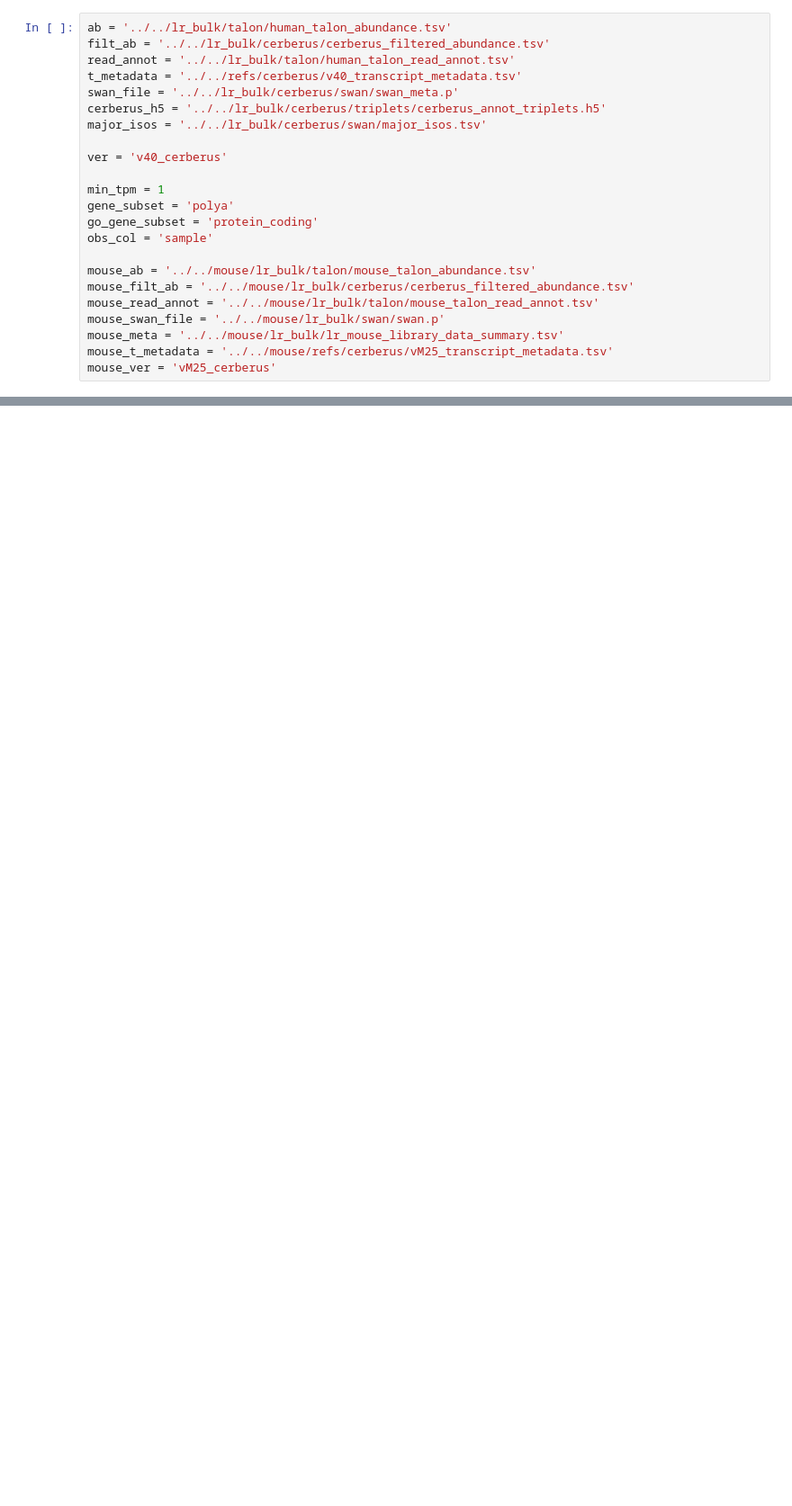
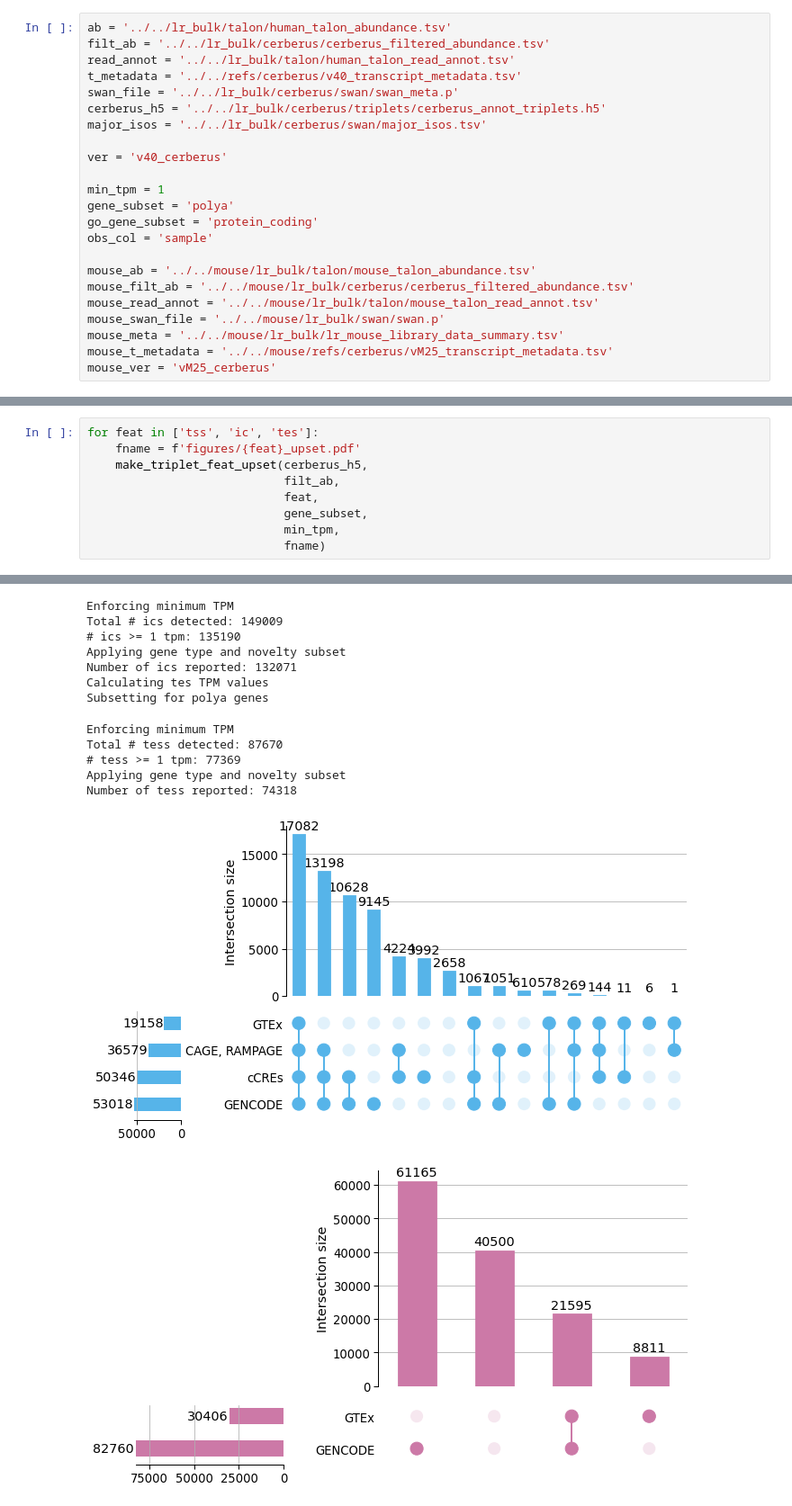
Before and after one commit to fairliereese/rnawg, a Jupyter notebook: figures/fig_s4_triplet_features/fig_s4.ipynb, the cells around one changed output, grey strips where cells are left out. Shown at 90% size. Drawn from its saved outputs; the diff is of its cells as text; blank space fills up the shorter version.

Commit message:
added figures for tss / tes characterization

```diff
--- a/figures/fig_s4_triplet_features/fig_s4.ipynb
+++ b/figures/fig_s4_triplet_features/fig_s4.ipynb
@@ -170,0 +76,10 @@ Number of tess reported: 74318
+# %%
+for feat in ['tss', 'ic', 'tes']:
+    fname = f'figures/{feat}_upset.pdf'
+    make_triplet_feat_upset(cerberus_h5,
+                            filt_ab,
+                            feat,
+                            gene_subset,
+                            min_tpm,
+                            fname)
+# %% [output]
@@ -170,0 +95,14 @@ Number of tess reported: 74318
+Enforcing minimum TPM
+Total # ics detected: 149009
+# ics >= 1 tpm: 135190
+Applying gene type and novelty subset
+Number of ics reported: 132071
+Calculating tes TPM values
+Subsetting for polya genes
+Enforcing minimum TPM
+Total # tess detected: 87670
+# tess >= 1 tpm: 77369
+Applying gene type and novelty subset
+Number of tess reported: 74318
+[figure, added]
+[figure, added]
```
Also changed, not shown: parts of 15 cells of this notebook, 12 other files.
